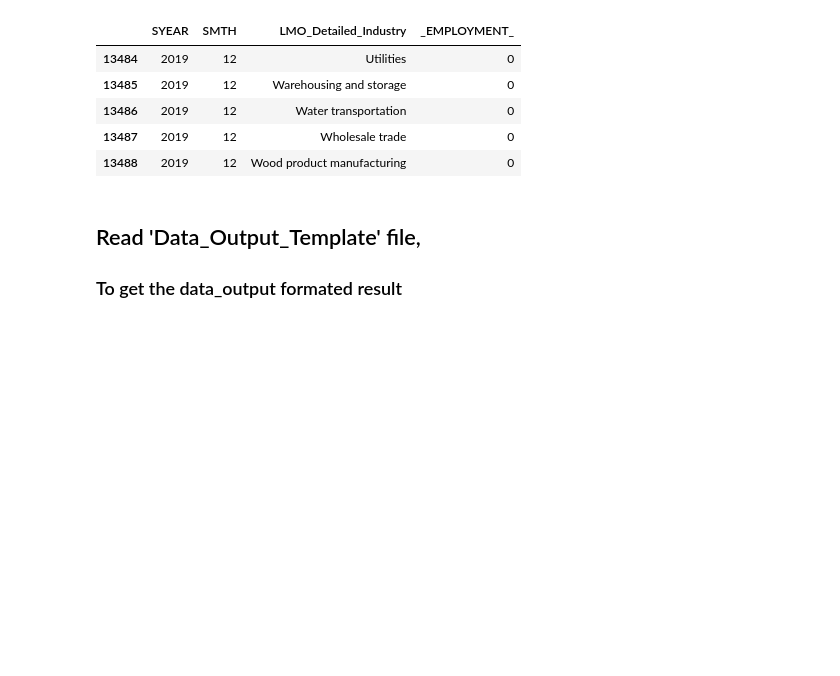
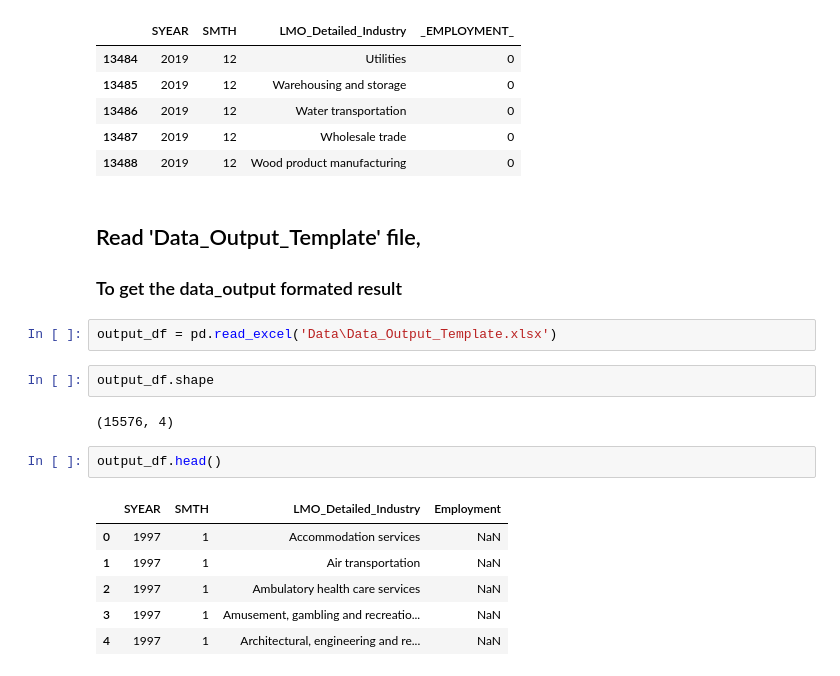
Before and after one commit to geehaad/Time-Series-Analysis-of-NAICS, a Jupyter notebook: Time Series Analysis of NAICS.ipynb, the cells around one changed output. Drawn from its saved outputs; the diff is of its cells as text; blank space fills up the shorter version.

```diff
--- a/Time Series Analysis of NAICS.ipynb
+++ b/Time Series Analysis of NAICS.ipynb
@@ -387,3 +387,18 @@ naics_emp_summary.tail()
 # %% [markdown]
 ## Read 'Data_Output_Template' file,
 ### To get the data_output formated result
+# %%
+output_df = pd.read_excel('Data\Data_Output_Template.xlsx')
+# %%
+output_df.shape
+# %% [output]
+(15576, 4)
+# %%
+output_df.head()
+# %% [output]
+|  | SYEAR | SMTH | LMO_Detailed_Industry | Employment |
+| 0 | 1997 | 1 | Accommodation services | NaN |
+| 1 | 1997 | 1 | Air transportation | NaN |
+| 2 | 1997 | 1 | Ambulatory health care services | NaN |
+| 3 | 1997 | 1 | Amusement, gambling and recreatio... | NaN |
+| 4 | 1997 | 1 | Architectural, engineering and re... | NaN |
```
Also changed, not shown: parts of 7 cells of this notebook.
